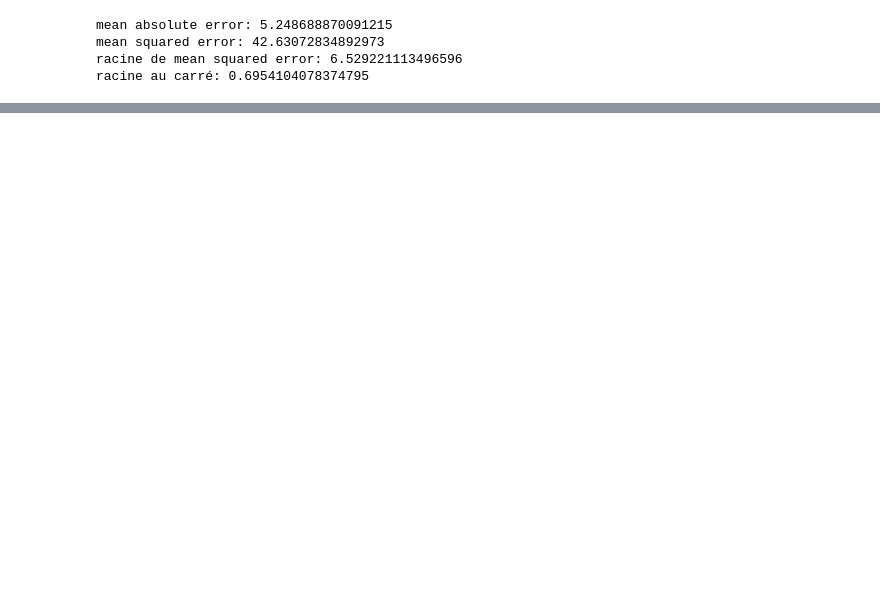
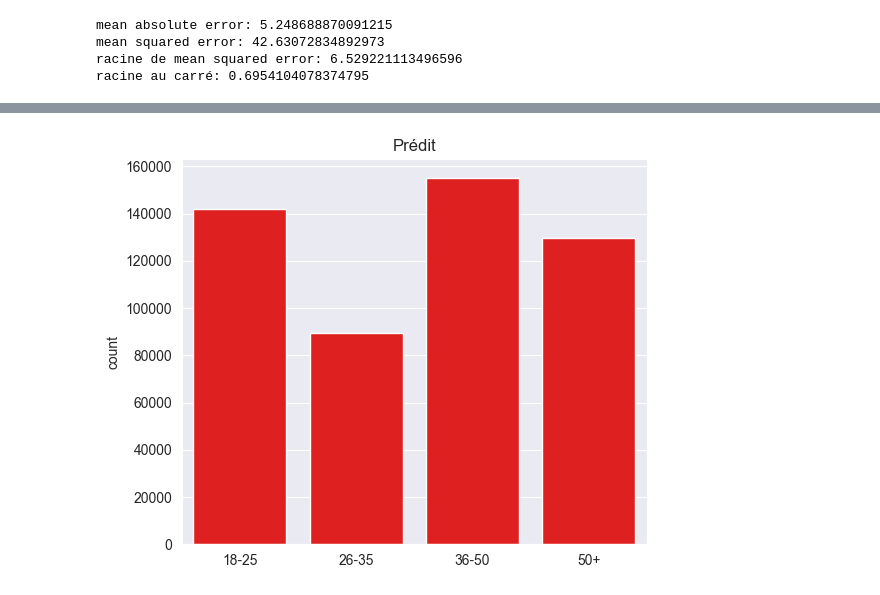
Before and after one commit to massaines-cpu/ANALYSE-DE-DONNEES-INSTAGRAM, a Jupyter notebook: Untitled.ipynb, the cells around one changed output, grey strips where cells are left out. Drawn from its saved outputs; the diff is of its cells as text; code cells hidden in the pictures; blank space fills up the shorter version.

```diff
--- a/Untitled.ipynb
+++ b/Untitled.ipynb
@@ -170,7 +200,10 @@ y = insta_data['age']
 # %%
-X_train, X_test, y_train, y_test = train_test_split(X,y, test_size=1/3, random_state=0)
-regressor = LinearRegression()
-regressor.fit(X_train, y_train)
-print(regressor.coef_)
-print(regressor.intercept_)
+#split les données
+from sklearn.tree import DecisionTreeClassifier
+
+X_train, X_test, y_train, y_test = train_test_split(X, y, test_size=1/3, random_state=0)
+
+entrainement = DecisionTreeClassifier()
+entrainement.fit(X_train, y_train)
+#entrainer modele
 # %% [output]
@@ -179,2 +211,6 @@ print(regressor.intercept_)
 # %%
-y_predict = regressor.predict(X_test)
+#predire et evaluer
+from sklearn.metrics import classification_report
+
+y_predict = entrainement.predict(X_test)
+print(classification_report(y_test, y_predict))
@@ -180,0 +250,8 @@ y_predict = regressor.predict(X_test)
+# %%
+#graphique age/temps predit
+plt.figure(figsize=(6, 5))
+sns.countplot(x=y_predict, color='red', order=labels)
+plt.title('Prédit')
+plt.show()
+# %% [output]
+[figure, added]
```
Also changed, not shown: parts of 23 cells of this notebook.
